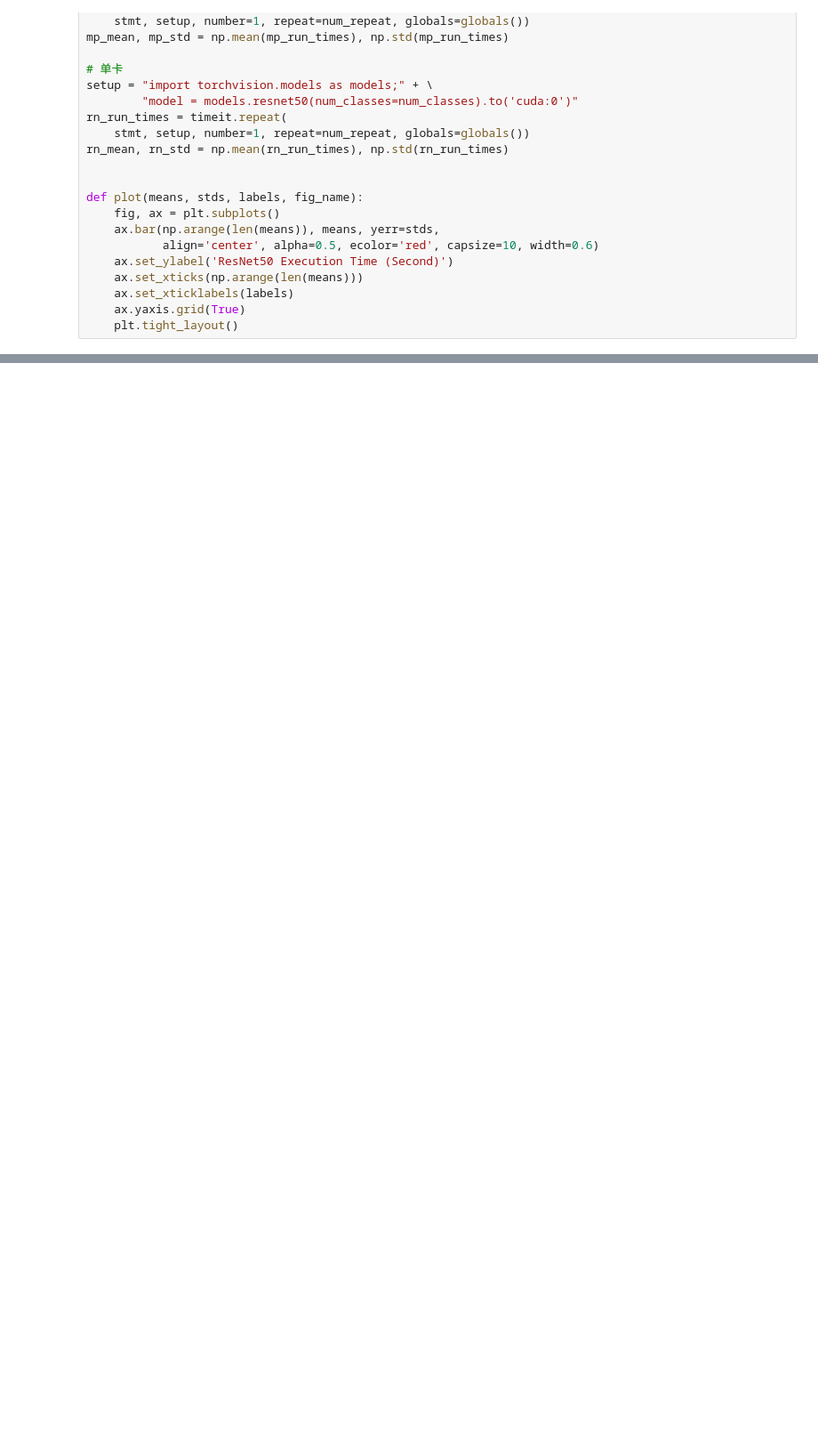
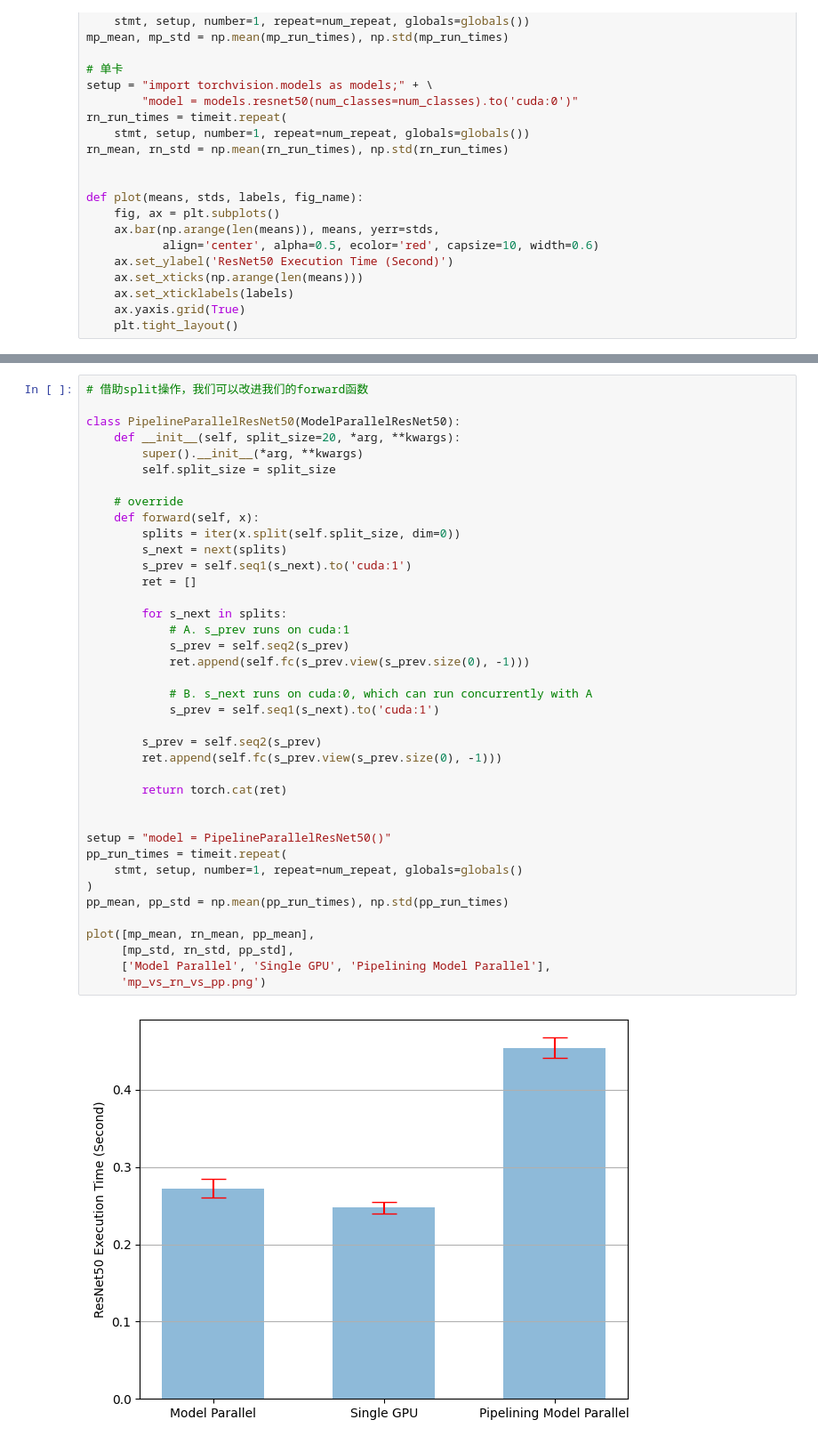
Before and after one commit to JoeyOL/PytorchDistributed, a Jupyter notebook: 03 模型并行/03_model_parallel.ipynb, the cells around one changed output, grey strips where cells are left out. Shown at 89% size. Saved outputs shown, nothing was run; the diff lists cells and outputs as text; blank space fills up the shorter version.

```diff
--- a/03 模型并行/03_model_parallel.ipynb
+++ b/03 模型并行/03_model_parallel.ipynb
@@ -112,0 +167,41 @@ plot(
+# %%
+# 借助split操作，我们可以改进我们的forward函数
+
+class PipelineParallelResNet50(ModelParallelResNet50):
+    def __init__(self, split_size=20, *arg, **kwargs):
+        super().__init__(*arg, **kwargs)
+        self.split_size = split_size
+
+    # override
+    def forward(self, x):
+        splits = iter(x.split(self.split_size, dim=0))
+        s_next = next(splits)
+        s_prev = self.seq1(s_next).to('cuda:1')
+        ret = []
+
+        for s_next in splits:
+            # A. s_prev runs on cuda:1
+            s_prev = self.seq2(s_prev)
+            ret.append(self.fc(s_prev.view(s_prev.size(0), -1)))
+
+            # B. s_next runs on cuda:0, which can run concurrently with A
+            s_prev = self.seq1(s_next).to('cuda:1')
+
+        s_prev = self.seq2(s_prev)
+        ret.append(self.fc(s_prev.view(s_prev.size(0), -1)))
+
+        return torch.cat(ret)
+
+
+setup = "model = PipelineParallelResNet50()"
+pp_run_times = timeit.repeat(
+    stmt, setup, number=1, repeat=num_repeat, globals=globals()
+)
+pp_mean, pp_std = np.mean(pp_run_times), np.std(pp_run_times)
+
+plot([mp_mean, rn_mean, pp_mean],
+     [mp_std, rn_std, pp_std],
+     ['Model Parallel', 'Single GPU', 'Pipelining Model Parallel'],
+     'mp_vs_rn_vs_pp.png')
+# %% [output]
+[figure, added]
```
Also changed, not shown: parts of 9 cells of this notebook, 1 other file.
